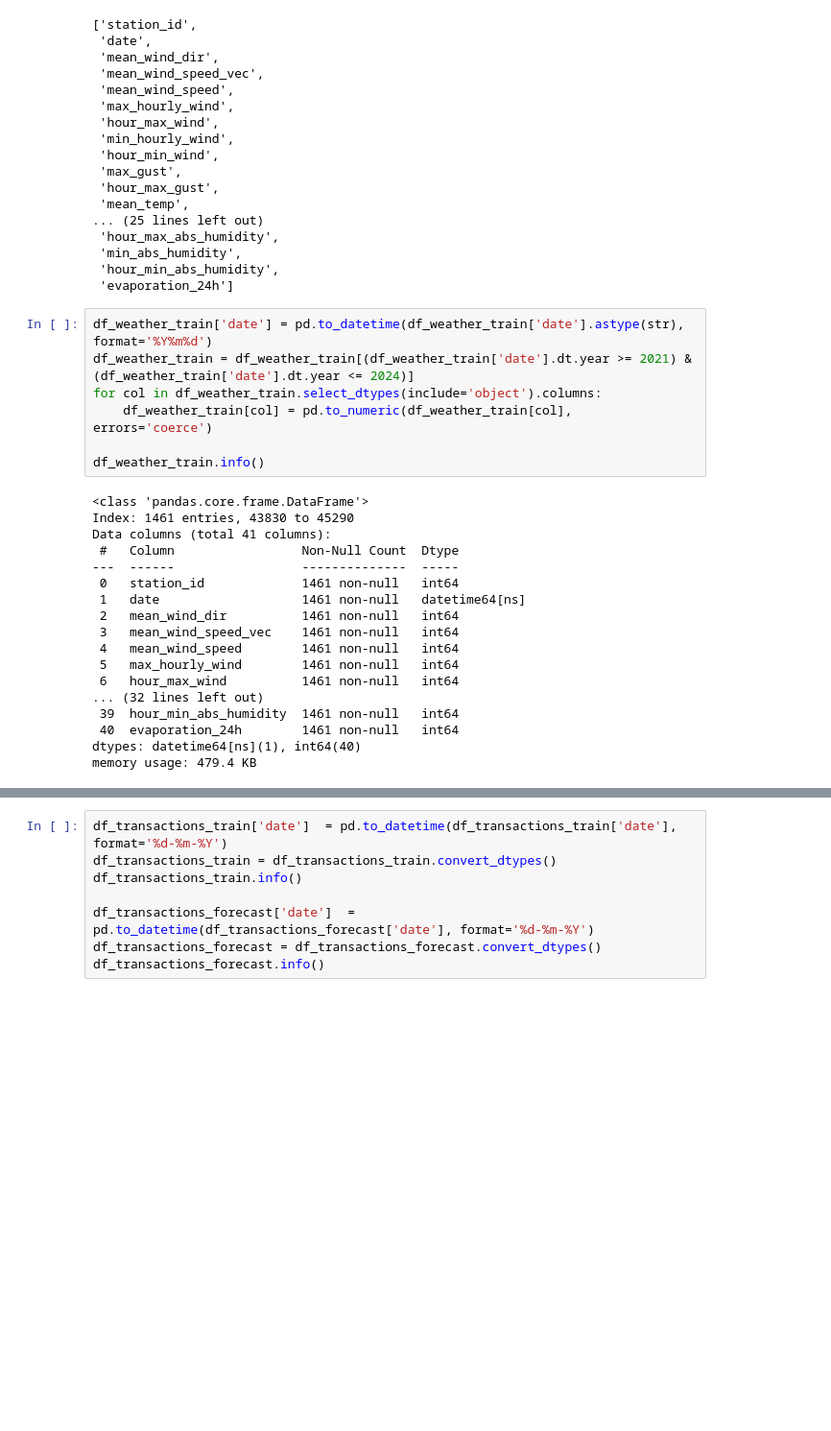
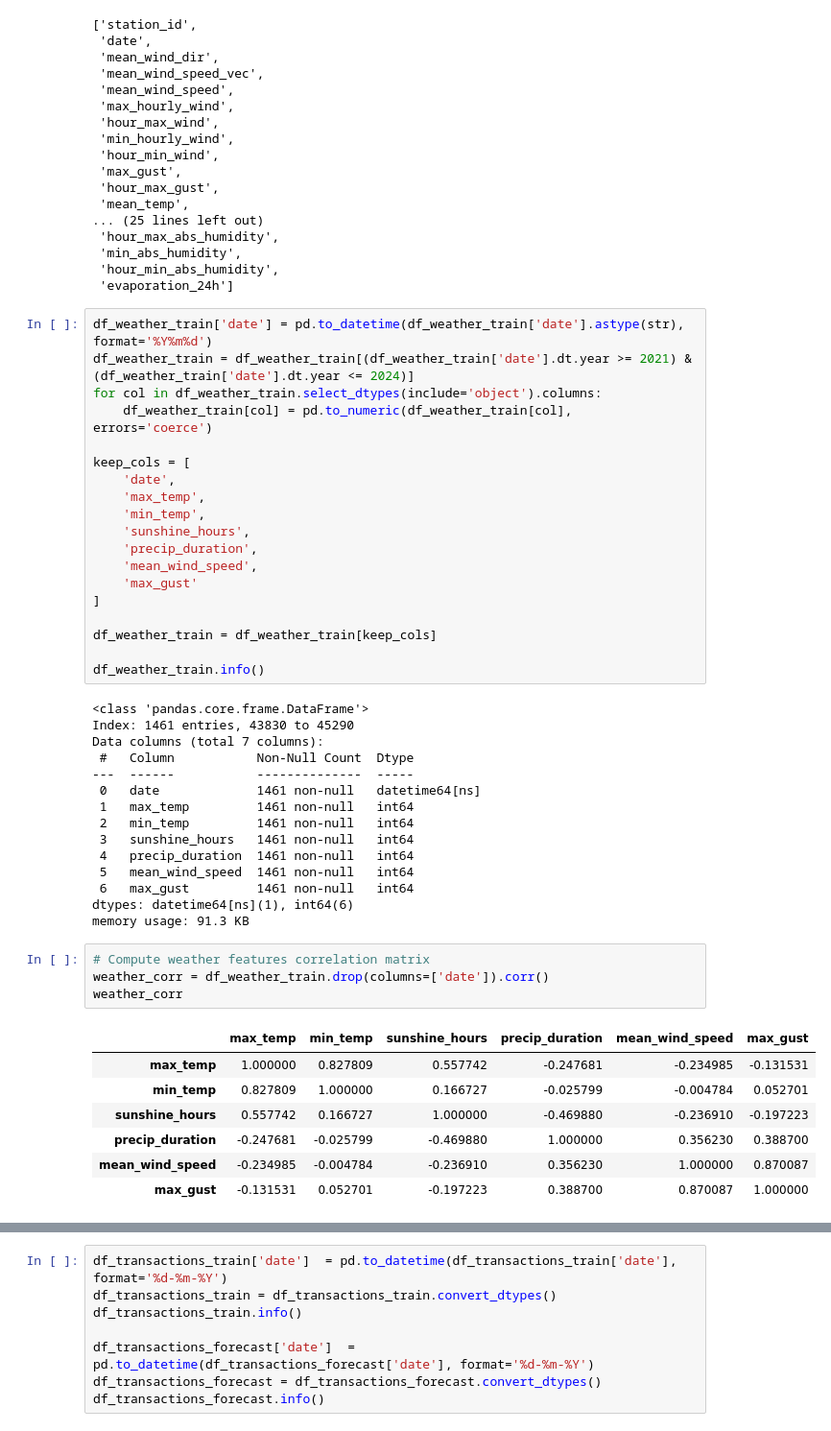
Before and after one commit to gavss2891/BAQM_Seminar, a Jupyter notebook: clean&merge_data.ipynb, the cells around one changed output, grey strips where cells are left out. Shown at 96% size. Cells and saved outputs as stored; diff of their text form; blank space fills up the shorter version.

```diff
--- a/clean&merge_data.ipynb
+++ b/clean&merge_data.ipynb
@@ -168,23 +215,44 @@ df_weather_train = df_weather_train[(df_weather_train['date'].dt.year >= 2021) &
 for col in df_weather_train.select_dtypes(include='object').columns:
     df_weather_train[col] = pd.to_numeric(df_weather_train[col], errors='coerce')
 
+keep_cols = [
+    'date',
+    'max_temp',
+    'min_temp',
+    'sunshine_hours',
+    'precip_duration',
+    'mean_wind_speed',
+    'max_gust'
+]
+
+df_weather_train = df_weather_train[keep_cols]
+
 df_weather_train.info()
 # %% [output]
 <class 'pandas.core.frame.DataFrame'>
 Index: 1461 entries, 43830 to 45290
-Data columns (total 41 columns):
- #   Column                 Non-Null Count  Dtype
----  ------                 --------------  -----
- 0   station_id             1461 non-null   int64
- 1   date                   1461 non-null   datetime64[ns]
- 2   mean_wind_dir          1461 non-null   int64
- 3   mean_wind_speed_vec    1461 non-null   int64
- 4   mean_wind_speed        1461 non-null   int64
- 5   max_hourly_wind        1461 non-null   int64
- 6   hour_max_wind          1461 non-null   int64
-... (32 lines left out)
- 39  hour_min_abs_humidity  1461 non-null   int64
- 40  evaporation_24h        1461 non-null   int64
-dtypes: datetime64[ns](1), int64(40)
-memory usage: 479.4 KB
+Data columns (total 7 columns):
+ #   Column           Non-Null Count  Dtype
+---  ------           --------------  -----
+ 0   date             1461 non-null   datetime64[ns]
+ 1   max_temp         1461 non-null   int64
+ 2   min_temp         1461 non-null   int64
+ 3   sunshine_hours   1461 non-null   int64
+ 4   precip_duration  1461 non-null   int64
+ 5   mean_wind_speed  1461 non-null   int64
+ 6   max_gust         1461 non-null   int64
+dtypes: datetime64[ns](1), int64(6)
+memory usage: 91.3 KB
+# %%
+# Compute weather features correlation matrix
+weather_corr = df_weather_train.drop(columns=['date']).corr()
+weather_corr
+# %% [output]
+|  | max_temp | min_temp | sunshine_hours | precip_duration | mean_wind_speed | max_gust |
+| max_temp | 1.000000 | 0.827809 | 0.557742 | -0.247681 | -0.234985 | -0.131531 |
+| min_temp | 0.827809 | 1.000000 | 0.166727 | -0.025799 | -0.004784 | 0.052701 |
+| sunshine_hours | 0.557742 | 0.166727 | 1.000000 | -0.469880 | -0.236910 | -0.197223 |
+| precip_duration | -0.247681 | -0.025799 | -0.469880 | 1.000000 | 0.356230 | 0.388700 |
+| mean_wind_speed | -0.234985 | -0.004784 | -0.236910 | 0.356230 | 1.000000 | 0.870087 |
+| max_gust | -0.131531 | 0.052701 | -0.197223 | 0.388700 | 0.870087 | 1.000000 |
 # %%
```
Also changed, not shown: parts of 6 cells of this notebook, 1 other file.
